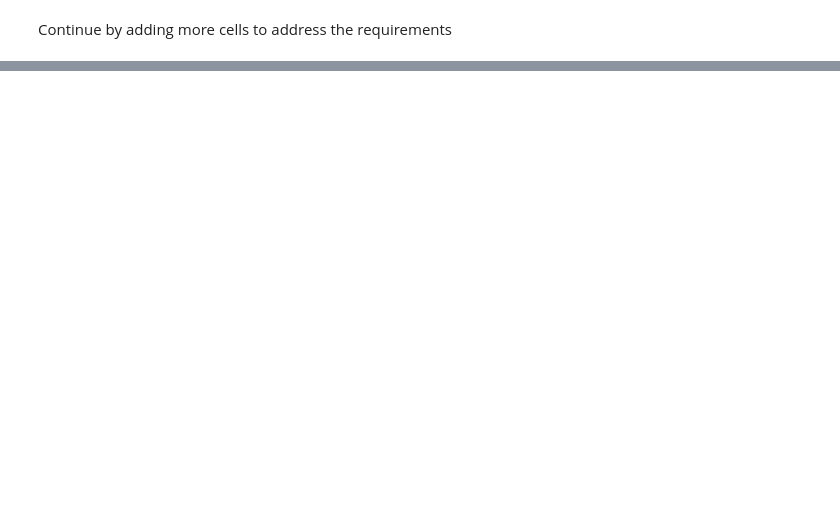
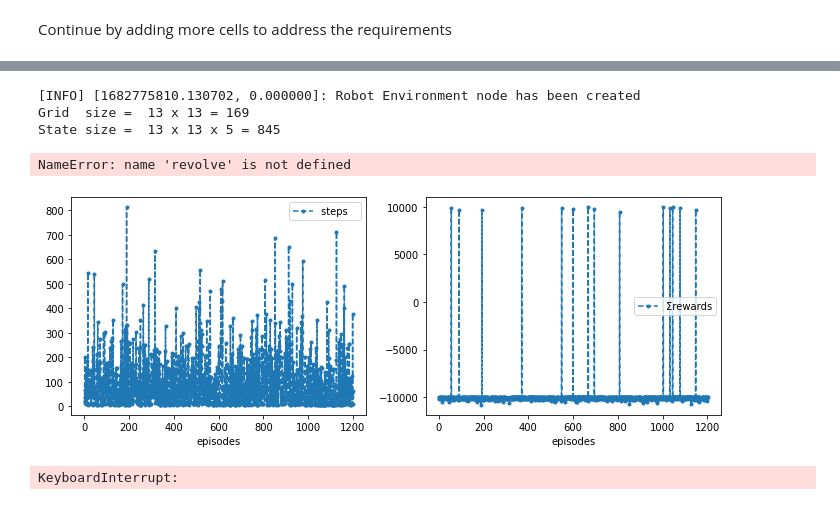
Before and after one commit to hakbar0/robotics-assessment-2, a Jupyter notebook: assessment2.ipynb, the cells around one changed output, grey strips where cells are left out. Drawn from its saved outputs; the diff is of its cells as text; code cells hidden in the pictures; blank space fills up the shorter version.

```diff
--- a/assessment2.ipynb
+++ b/assessment2.ipynb
@@ -297,0 +553,10 @@ Continue by adding more cells to address the requirements
+# %%
+ass = AssGridEnv(xdim=5, ydim=5,
+                          tol =0.8,
+                          speed=0.4, θspeed=1.4, hz=hz,
+                          resol=0.4, θresol=(2*pi/θres),
+                          range_min=0.38)
+# %% [output]
+[INFO] [1682775810.130702, 0.000000]: Robot Environment node has been created
+Grid  size =  13 x 13 = 169
+State size =  13 x 13 x 5 = 845
@@ -297,0 +574,16 @@ Continue by adding more cells to address the requirements
+# %%
+def straight(env):
+    env.visual = True
+#     env.reset()
+    done = False
+
+    while not done:
+        done = env.step(1)[2]
+
+    env.stop()
+    env.visual= False
+
+revolve(ass)
+straight(ass)
+# %% [output]
+NameError: name 'revolve' is not defined
@@ -297,0 +593,6 @@ Continue by adding more cells to address the requirements
+# %%
+sarsa = Sarsa(env=ass, ε=0.1, α=0.8, episodes=20000, seed=11, **demoGame()).interact()
+ass.stop()
+# %% [output]
+[figure, added]
+KeyboardInterrupt:
```
Also changed, not shown: parts of 21 cells of this notebook, 1 other file.
